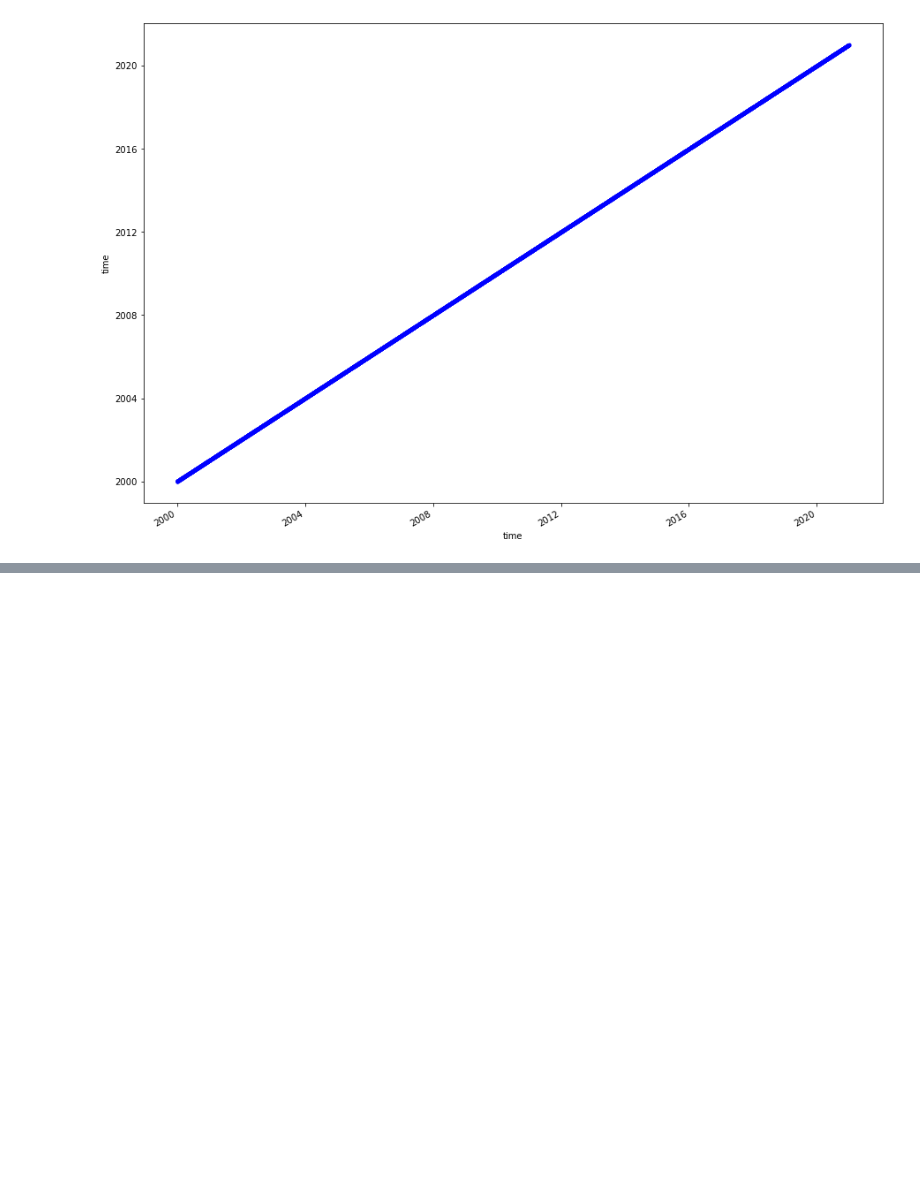
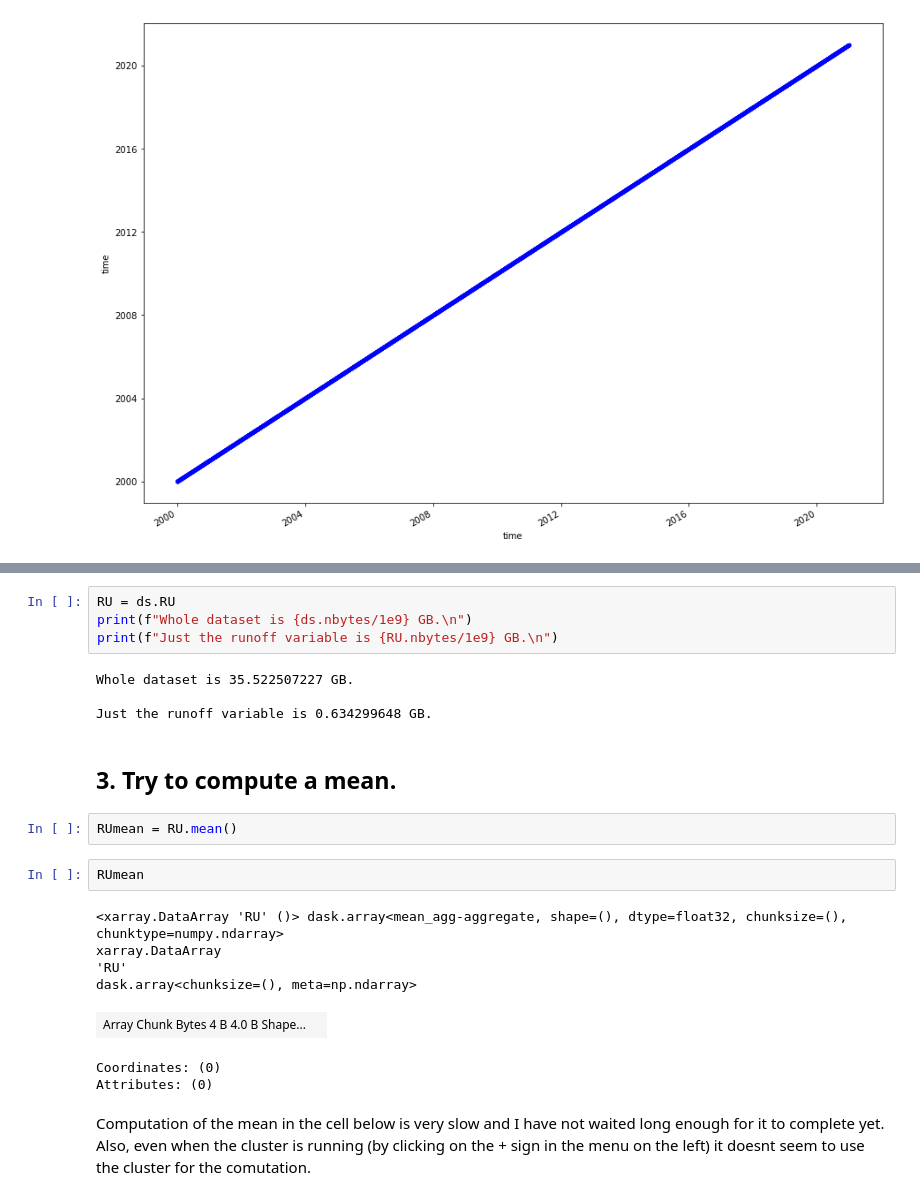
Before and after one commit to ldeo-glaciology/pangeo-MAR, a Jupyter notebook: loadMARnetcdfs.ipynb, the cells around one changed output, grey strips where cells are left out. Cells and saved outputs as stored; diff of their text form; blank space fills up the shorter version.

```diff
--- a/loadMARnetcdfs.ipynb
+++ b/loadMARnetcdfs.ipynb
@@ -68,0 +74,24 @@ ds.ME[2000].plot(size=10)
+# %%
+RU = ds.RU
+print(f"Whole dataset is {ds.nbytes/1e9} GB.\n")
+print(f"Just the runoff variable is {RU.nbytes/1e9} GB.\n")
+# %% [output]
+Whole dataset is 35.522507227 GB.
+
+Just the runoff variable is 0.634299648 GB.
+# %% [markdown]
+## 3. Try to compute a mean.
+# %%
+RUmean = RU.mean()
+# %%
+RUmean
+# %% [output]
+<xarray.DataArray 'RU' ()> dask.array<mean_agg-aggregate, shape=(), dtype=float32, chunksize=(), chunktype=numpy.ndarray>
+xarray.DataArray
+'RU'
+dask.array<chunksize=(), meta=np.ndarray>
+| Array Chunk Bytes 4 B 4.0 B Shape... |  |
+Coordinates: (0)
+Attributes: (0)
+# %% [markdown]
+Computation of the mean in the cell below is very slow and I have not waited long enough for it to complete yet. Also, even when the cluster is running (by clicking on the + sign in the menu on the left) it doesnt seem to use the cluster for the comutation.
```
Also changed, not shown: parts of 19 cells of this notebook.
